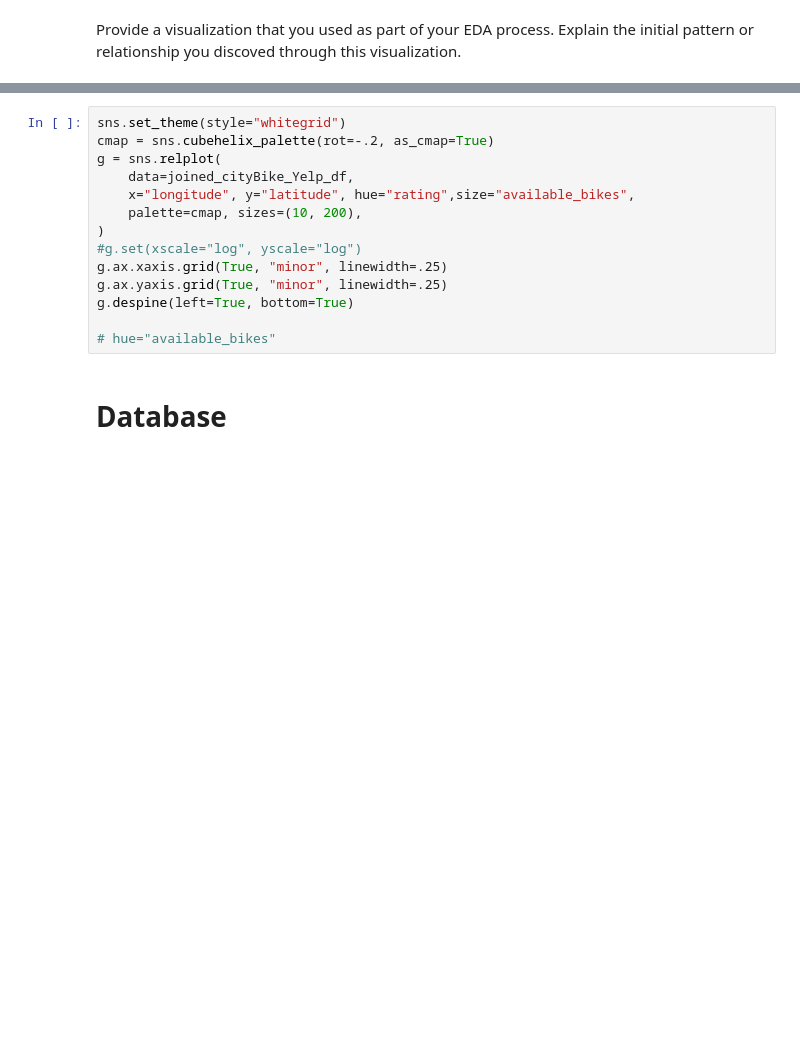
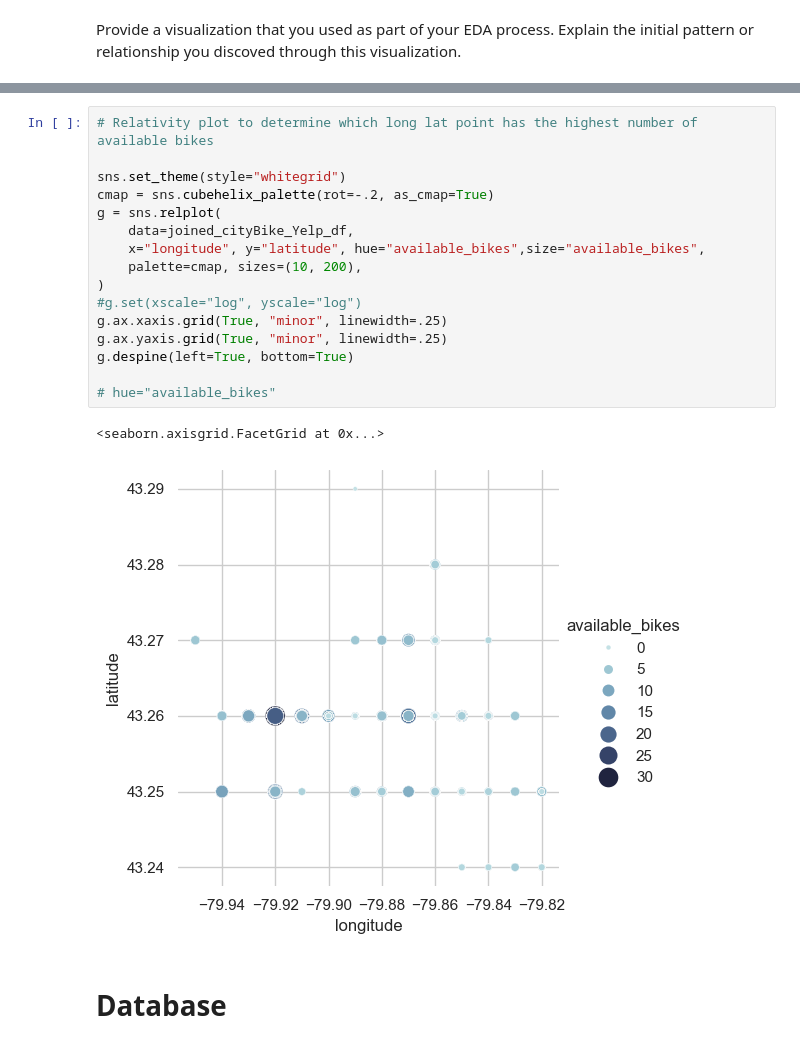
Before and after one commit to imarri01/StatModeling_With_Python, a Jupyter notebook: notebooks/joining_data.ipynb, the cells around one changed output, grey strips where cells are left out. Saved outputs shown, nothing was run; the diff lists cells and outputs as text; blank space fills up the shorter version.

```diff
--- a/notebooks/joining_data.ipynb
+++ b/notebooks/joining_data.ipynb
@@ -63,17 +80,22 @@ Provide a visualization that you used as part of your EDA process. Explain the i
 # %%
+# Relativity plot to determine which long lat point has the highest number of available bikes
+
 sns.set_theme(style="whitegrid")
 cmap = sns.cubehelix_palette(rot=-.2, as_cmap=True)
 g = sns.relplot(
     data=joined_cityBike_Yelp_df,
-    x="longitude", y="latitude", hue="rating",size="available_bikes",
+    x="longitude", y="latitude", hue="available_bikes",size="available_bikes",
     palette=cmap, sizes=(10, 200),
 )
 #g.set(xscale="log", yscale="log")
 g.ax.xaxis.grid(True, "minor", linewidth=.25)
 g.ax.yaxis.grid(True, "minor", linewidth=.25)
 g.despine(left=True, bottom=True)
 
 # hue="available_bikes"
+# %% [output]
+<seaborn.axisgrid.FacetGrid at 0x...>
+[figure, added]
 # %% [markdown]
 # Database
 # %% [markdown]
```
Also changed, not shown: parts of 4 cells of this notebook, 1 other file.
